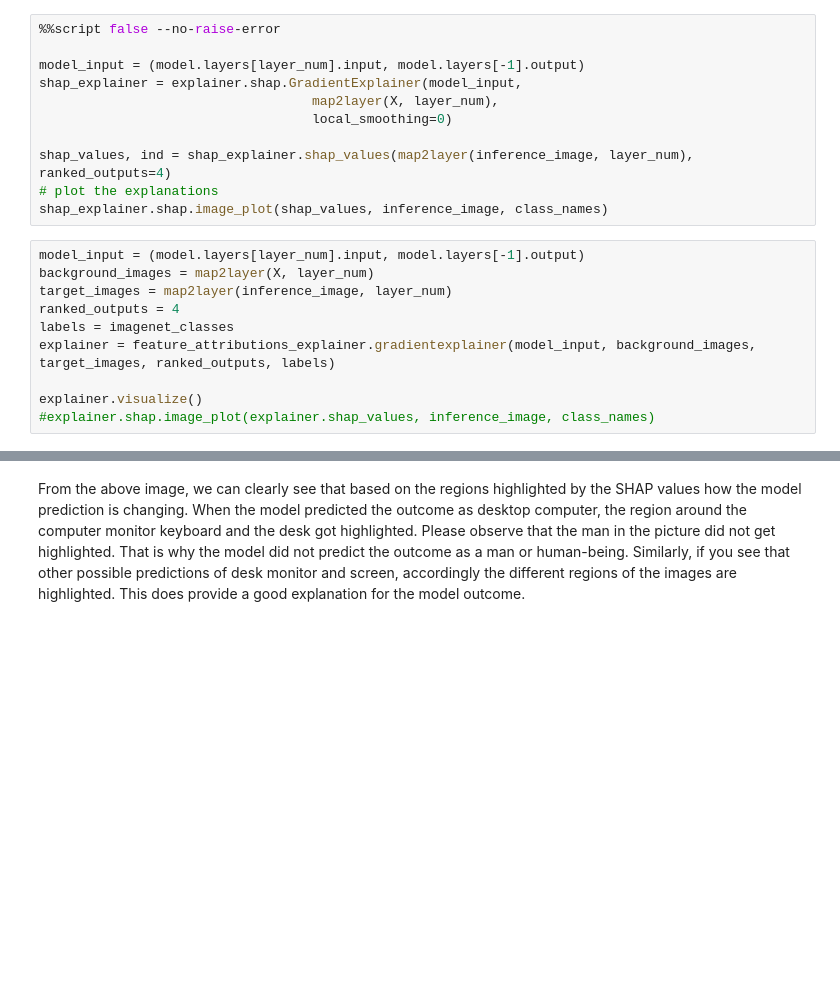
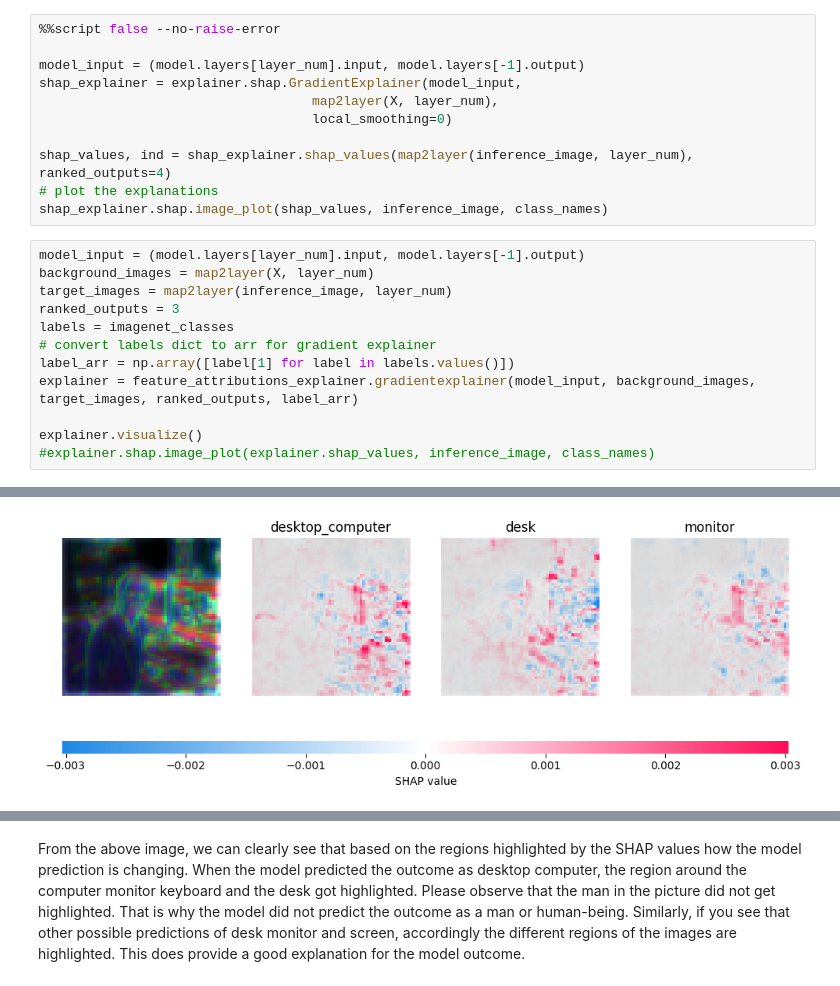
Before and after one commit to intel/intel-xai-tools, a Jupyter notebook: docs/explainer/examples/ExplainingDeepLearningModels.ipynb, the cells around one changed output, grey strips where cells are left out. Saved outputs shown, nothing was run; the diff lists cells and outputs as text; blank space fills up the shorter version.

```diff
--- a/docs/explainer/examples/ExplainingDeepLearningModels.ipynb
+++ b/docs/explainer/examples/ExplainingDeepLearningModels.ipynb
@@ -95,9 +106,12 @@ shap_explainer.shap.image_plot(shap_values, inference_image, class_names)
 model_input = (model.layers[layer_num].input, model.layers[-1].output)
 background_images = map2layer(X, layer_num)
 target_images = map2layer(inference_image, layer_num)
-ranked_outputs = 4
+ranked_outputs = 3
 labels = imagenet_classes
-explainer = feature_attributions_explainer.gradientexplainer(model_input, background_images, target_images, ranked_outputs, labels)
+# convert labels dict to arr for gradient explainer
+label_arr = np.array([label[1] for label in labels.values()])
+explainer = feature_attributions_explainer.gradientexplainer(model_input, background_images, target_images, ranked_outputs, label_arr)
 
 explainer.visualize()
 #explainer.shap.image_plot(explainer.shap_values, inference_image, class_names)
+# %% [output]
@@ -103,0 +120 @@ explainer.visualize()
+[figure, added]
```
Also changed, not shown: parts of 6 cells of this notebook, 2 other files.
